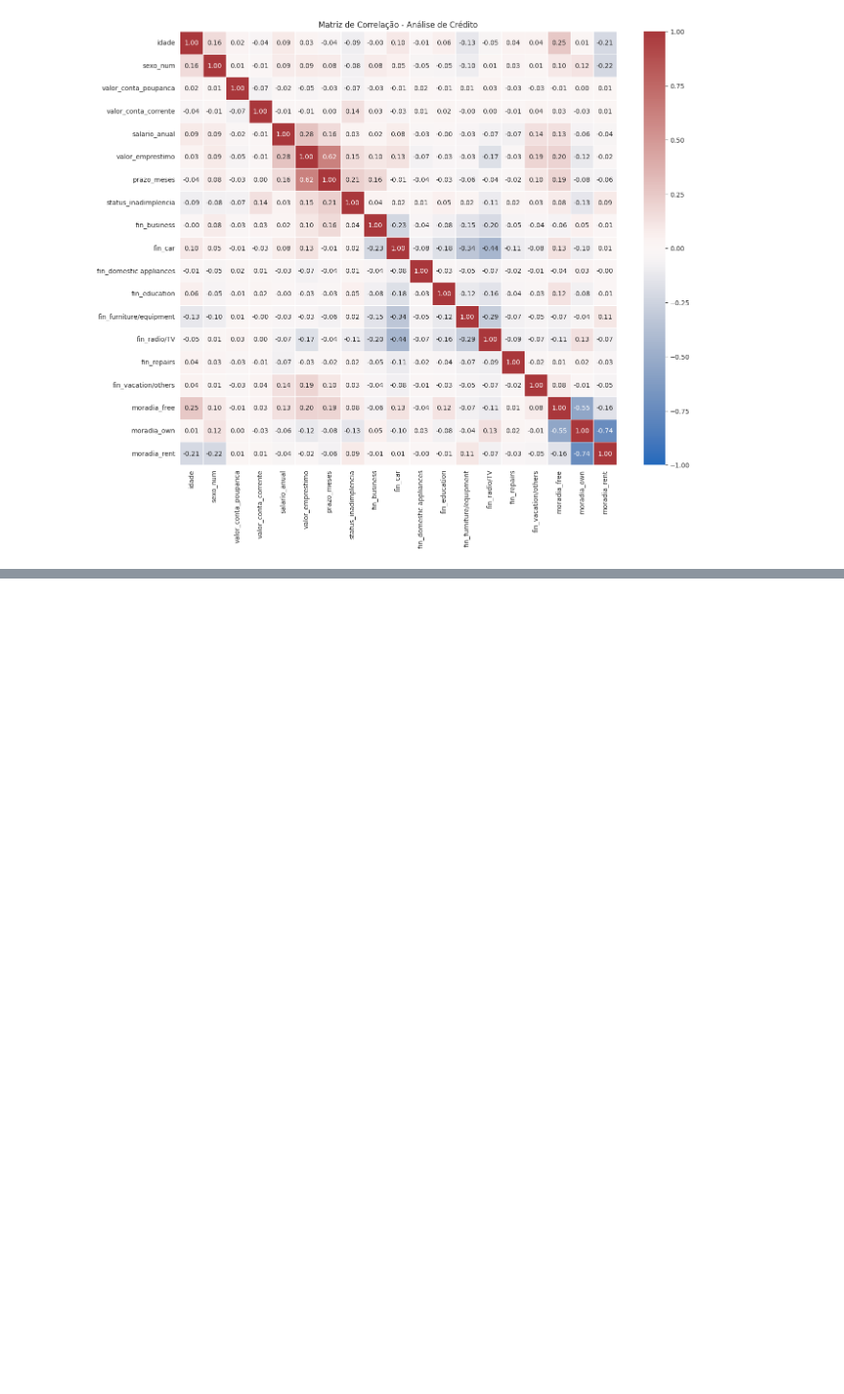
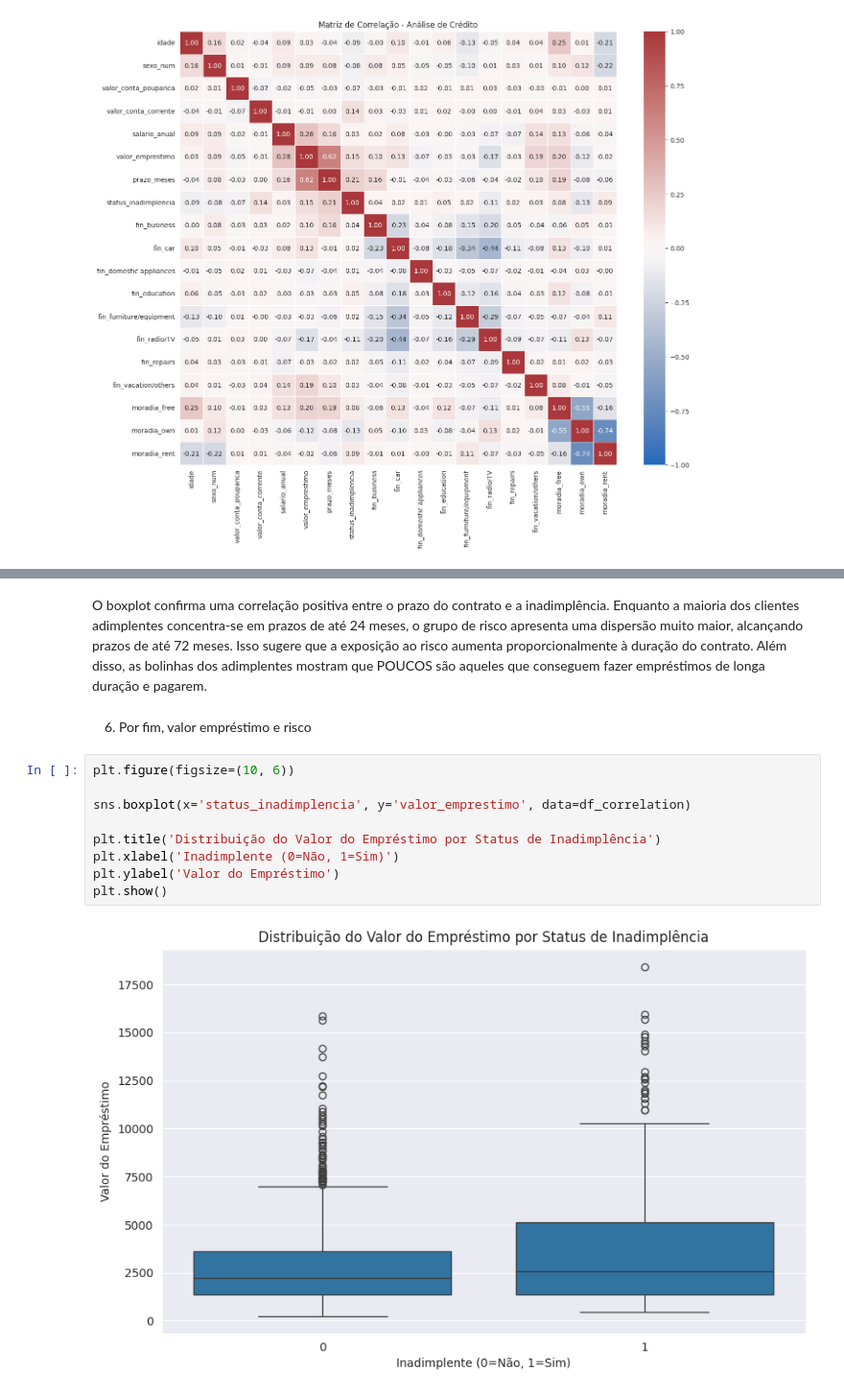
Before and after one commit to henriqueluza/Credit-Analysis-Model, a Jupyter notebook: notebooks/02_analise_exploratorioa.ipynb, the cells around one changed output, grey strips where cells are left out. Shown at 96% size. Cells and saved outputs as stored; diff of their text form; blank space fills up the shorter version.

```diff
--- a/notebooks/02_analise_exploratorioa.ipynb
+++ b/notebooks/02_analise_exploratorioa.ipynb
@@ -139,0 +174,15 @@ Com base nisso, podemos observar que as seguintes variáveis possuem um valor qu
+# %% [markdown]
+O boxplot confirma uma correlação positiva entre o prazo do contrato e a inadimplência. Enquanto a maioria dos clientes adimplentes concentra-se em prazos de até 24 meses, o grupo de risco apresenta uma dispersão muito maior, alcançando prazos de até 72 meses. Isso sugere que a exposição ao risco aumenta proporcionalmente à duração do contrato. Além disso, as bolinhas dos adimplentes mostram que POUCOS são aqueles que conseguem fazer empréstimos de longa duração e pagarem.
+# %% [markdown]
+6. Por fim, valor empréstimo e risco
+# %%
+plt.figure(figsize=(10, 6))
+
+sns.boxplot(x='status_inadimplencia', y='valor_emprestimo', data=df_correlation)
+
+plt.title('Distribuição do Valor do Empréstimo por Status de Inadimplência')
+plt.xlabel('Inadimplente (0=Não, 1=Sim)')
+plt.ylabel('Valor do Empréstimo')
+plt.show()
+# %% [output]
+[figure, added]
```
Also changed, not shown: parts of 10 cells of this notebook.
